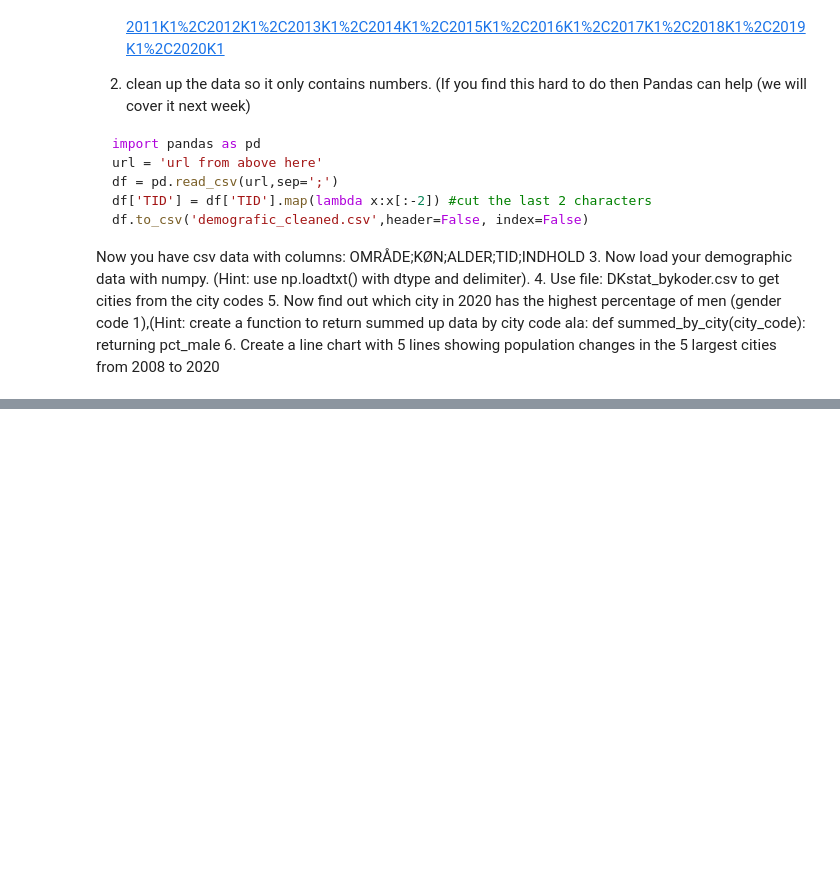
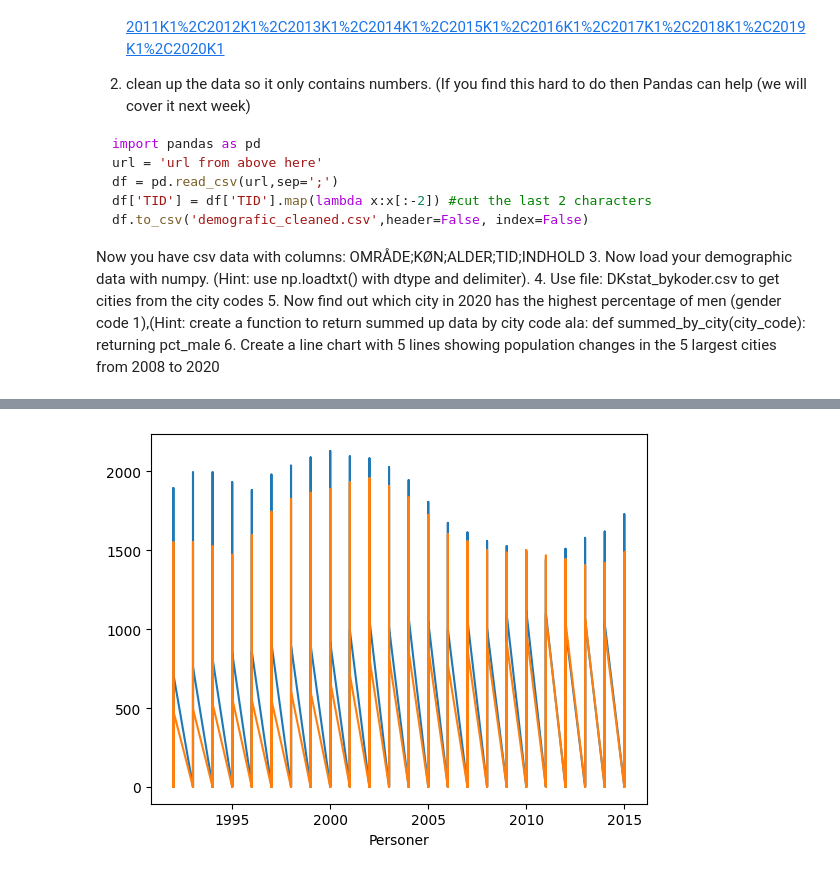
Before and after one commit to Freddiiy/my_notebooks, a Jupyter notebook: real_my_notebooks/04-Exercise.ipynb, the cells around one changed output, grey strips where cells are left out. Cells and saved outputs as stored; diff of their text form; code cells hidden in the pictures; blank space fills up the shorter version.

```diff
--- a/real_my_notebooks/04-Exercise.ipynb
+++ b/real_my_notebooks/04-Exercise.ipynb
@@ -38,0 +99,14 @@ Now you have csv data with columns: OMRÅDE;KØN;ALDER;TID;INDHOLD
+# %%
+cc_bef_data = np.copy(bef_data)
+vesterbro_mask = (cc_bef_data[:, 1] == 4)
+vesterbro = cc_bef_data[vesterbro_mask]
+
+osterbro_mask = (cc_bef_data[:, 1] == 2)
+osterbro = cc_bef_data[osterbro_mask]
+
+plt.xlabel("Personer")
+plt.plot(osterbro[:, 0], osterbro[:, 4])
+plt.plot(vesterbro[:, 0], vesterbro[:, 4])
+plt.show()
+# %% [output]
+[figure, added]
```
Also changed, not shown: parts of 3 cells of this notebook.
